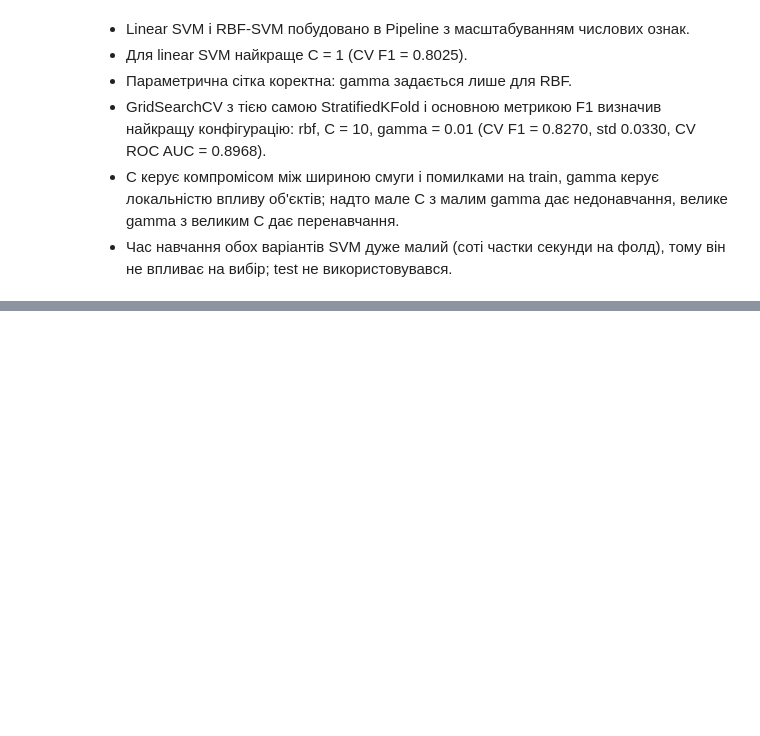
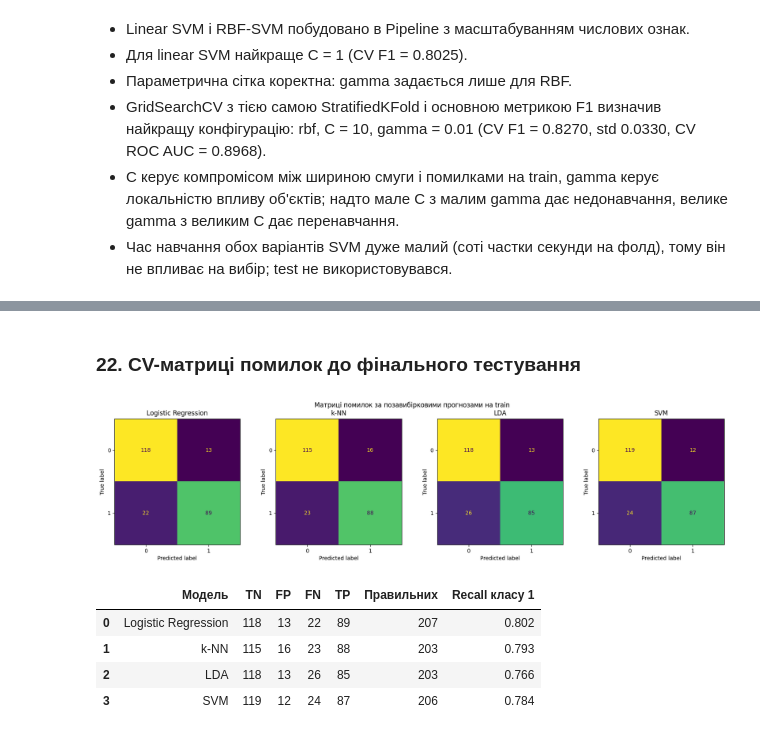
Before and after one commit to Konoplyai/pattern-recognition-practice, a Jupyter notebook: classification-mini-project/notebooks/PR04_Konoplia_I.ipynb, the cells around one changed output, grey strips where cells are left out. Cells and saved outputs as stored; diff of their text form; code cells hidden in the pictures; blank space fills up the shorter version.

Commit message:
Added cross-validation model comparison and locked final test evaluation (PR7)

```diff
--- a/classification-mini-project/notebooks/PR04_Konoplia_I.ipynb
+++ b/classification-mini-project/notebooks/PR04_Konoplia_I.ipynb
@@ -941,0 +1026,24 @@ gamma = 0.1 збільшення C до 10 знижує F1 до 0.7558, що є
+# %% [markdown]
+### 22. CV-матриці помилок до фінального тестування
+# %%
+cm_models = ["Logistic Regression", "k-NN", BEST_PROB_NAME, "SVM"]
+fig, axes = plt.subplots(1, 4, figsize=(17, 4.2))
+cm_rows = []
+for ax, name in zip(axes, cm_models):
+    cm = confusion_matrix(y_train, oof_preds[name])
+    ConfusionMatrixDisplay(cm, display_labels=[0, 1]).plot(ax=ax, colorbar=False)
+    ax.set_title(name)
+    tn, fp, fn, tp = cm.ravel()
+    cm_rows.append({"Модель": name, "TN": tn, "FP": fp, "FN": fn, "TP": tp,
+                    "Правильних": tn + tp, "Recall класу 1": tp / (tp + fn)})
+fig.suptitle("Матриці помилок за позавибірковими прогнозами на train")
+plt.tight_layout()
+plt.show()
+display(pd.DataFrame(cm_rows).round(3))
+# %% [output]
+[figure, added]
+|  | Модель | TN | FP | FN | TP | Правильних | Recall класу 1 |
+| 0 | Logistic Regression | 118 | 13 | 22 | 89 | 207 | 0.802 |
+| 1 | k-NN | 115 | 16 | 23 | 88 | 203 | 0.793 |
+| 2 | LDA | 118 | 13 | 26 | 85 | 203 | 0.766 |
+| 3 | SVM | 119 | 12 | 24 | 87 | 206 | 0.784 |
```
Also changed, not shown: parts of 29 cells of this notebook.
